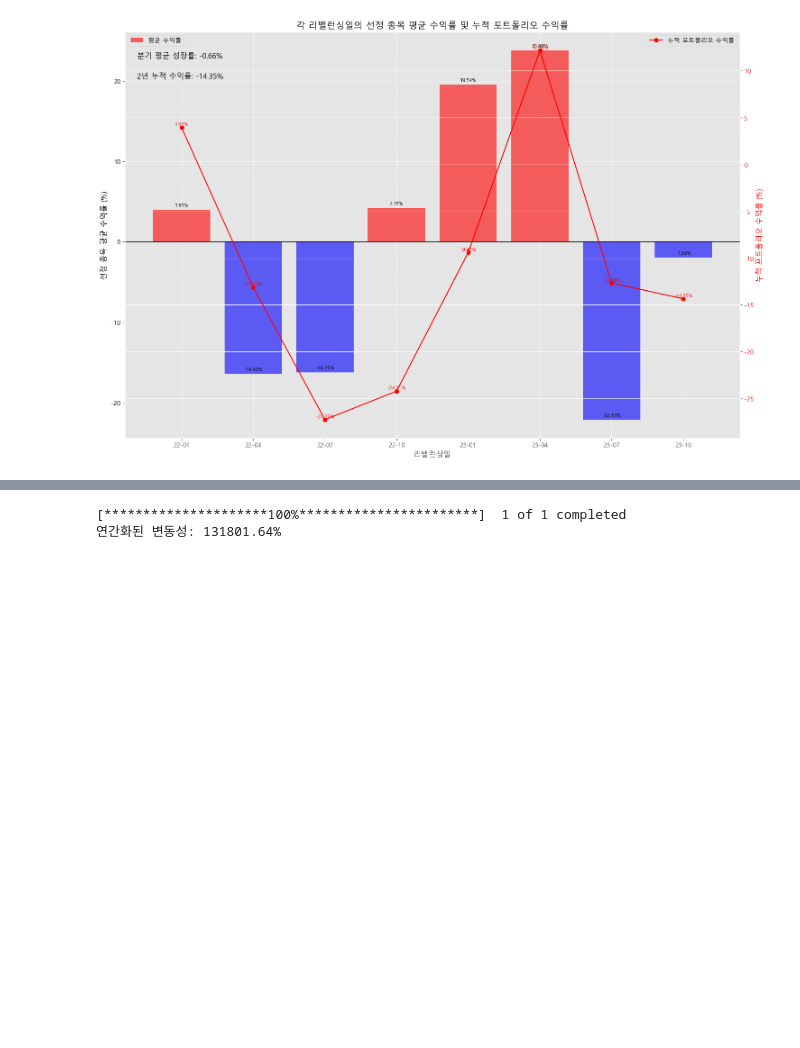
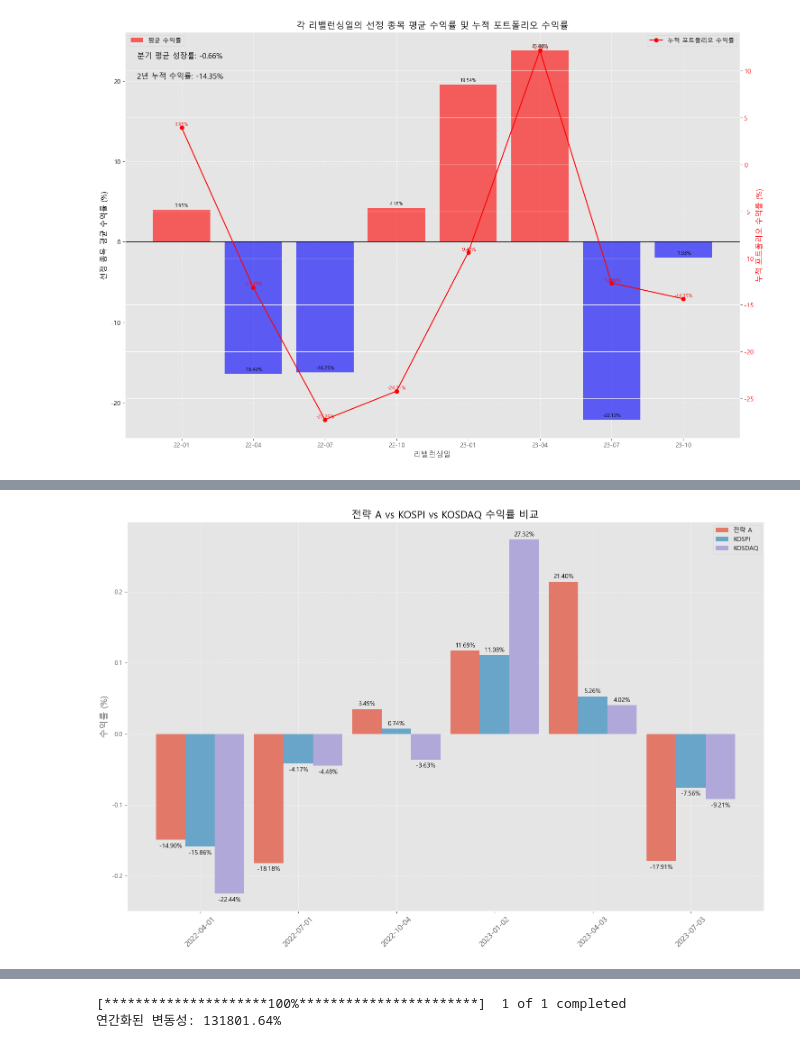
Before and after one commit to Il1Il1IllI1I/Alpha_invest, a Jupyter notebook: main.ipynb, the cells around one changed output, grey strips where cells are left out. Cells and saved outputs as stored; diff of their text form; code cells hidden in the pictures; blank space fills up the shorter version.

```diff
--- a/main.ipynb
+++ b/main.ipynb
@@ -392,0 +1033,94 @@ if __name__ == "__main__":
+# %%
+import pandas as pd
+import numpy as np
+import matplotlib.pyplot as plt
+
+# 코스피와 코스닥의 데이터 로드하기
+kospi_df = pd.read_csv('KOSPI Historical Data.csv')
+kosdaq_df = pd.read_csv('KOSDAQ Historical Data.csv')
+
+# 날짜 형식 변환
+kospi_df['Date'] = pd.to_datetime(kospi_df['Date'])
+kosdaq_df['Date'] = pd.to_datetime(kosdaq_df['Date'])
+
+# 종가의 쉼표 제거 및 형변환
+kospi_df['Price'] = kospi_df['Price'].str.replace(',', '').astype(float)
+kosdaq_df['Price'] = kosdaq_df['Price'].str.replace(',', '').astype(float)
+
+# 함수 정의: 주어진 시작일과 종료일 사이의 수익률 계산
+def calculate_return(df, start_date, end_date):
+    start_price = df.loc[df['Date'] == start_date, 'Price'].values[0]
+    end_price = df.loc[df['Date'] == end_date, 'Price'].values[0]
+    return (end_price - start_price) / start_price
+
+# 각 리밸런싱일에 대한 전략 A, 코스피, 코스닥 수익률 계산
+strategy_a_returns = []
+kospi_returns = []
+kosdaq_returns = []
+# 리밸런싱 날짜를 datetime 객체로 변환
+rebalancing_dates = pd.to_datetime([
+                                    '2022-04-01', '2022-07-01', '2022-10-04',
+                                    '2023-01-02', '2023-04-03', '2023-07-03', '2023-10-04'])
+for i in range(len(rebalancing_dates) - 1):
+    start_date = pd.to_datetime(rebalancing_dates[i])
+    end_date = pd.to_datetime(rebalancing_dates[i + 1])
+
+    # 전략 A의 수익률
+    # 종목 코드를 문자열에서 숫자로 변환하여 키에 접근합니다.
+    strategy_a_stocks = [str(stock).lstrip('0') for stock in formatted_held_stocks_dict[start_date]]
+
+    # period_df는 종목 코드를 숫자로 포함해야 합니다.
+    period_df = close_df[(close_df['Date'] >= start_date) & (close_df['Date'] < end_date)][strategy_a_stocks]
+
+    # period_df의 각 컬럼에 대해 수익률을 계산하고 평균을 구합니다.
+    strategy_a_return = ((period_df.iloc[-1] - period_df.iloc[0]) / period_df.iloc[0]).mean()
+    strategy_a_returns.append(strategy_a_return)
+
+    # 코스피와 코스닥 수익률 계산
+    kospi_return = calculate_return(kospi_df, start_date, end_date)
+    kospi_returns.append(kospi_return)
+
+    kosdaq_return = calculate_return(kosdaq_df, start_date, end_date)
+    kosdaq_returns.append(kosdaq_return)
+
+def plot_benchmark_comparison(strategy_returns, kospi_returns, kosdaq_returns, rebalancing_dates):
+    # 시각화 설정
+    bar_width = 0.3
+    index = np.arange(len(strategy_returns))
+
+    # 날짜 형식을 문자열로 변환
+    date_labels = [date.strftime('%Y-%m-%d') for date in rebalancing_dates[:-1]]
+
+    # 그래프 그리기
+    fig, ax = plt.subplots(figsize=(15, 10))
+
+    bars1 = ax.bar(index, strategy_returns, bar_width, label='전략 A', alpha=0.7)
+    bars2 = ax.bar(index + bar_width, kospi_returns, bar_width, label='KOSPI', alpha=0.7)
+    bars3 = ax.bar(index + 2 * bar_width, kosdaq_returns, bar_width, label='KOSDAQ', alpha=0.7)
+
+    # 각 막대 위에 수치 표시
+    for bars in [bars1, bars2, bars3]:
+        for bar in bars:
+            height = bar.get_height()
+            ax.annotate(f'{height:.2%}',  # 백분율 형식으로 변경
+                        xy=(bar.get_x() + bar.get_width() / 2, height),
+                        xytext=(0, 3 if height > 0 else -15),
+                        textcoords="offset points",
+                        ha='center', va='bottom', fontsize=10, color='black')
+
+    # 그래프 설정
+    ax.set_title('전략 A vs KOSPI vs KOSDAQ 수익률 비교', fontsize=16)
+    ax.set_ylabel('수익률 (%)', fontsize=14)
+    ax.set_xticks(index + bar_width)
+    ax.set_xticklabels(date_labels, rotation=45, fontsize=12)
+    ax.grid(True, which='both', linestyle='--', linewidth=0.5)
+    ax.legend()
+
+    # 그래프 레이아웃 조정 및 표시
+    plt.tight_layout()
+    plt.show()
+
+# 그래프 생성
+plot_benchmark_comparison(strategy_a_returns, kospi_returns, kosdaq_returns, rebalancing_dates)
+# %% [output]
+[figure, added]
```
Also changed, not shown: parts of 13 cells of this notebook, 1 other file.
